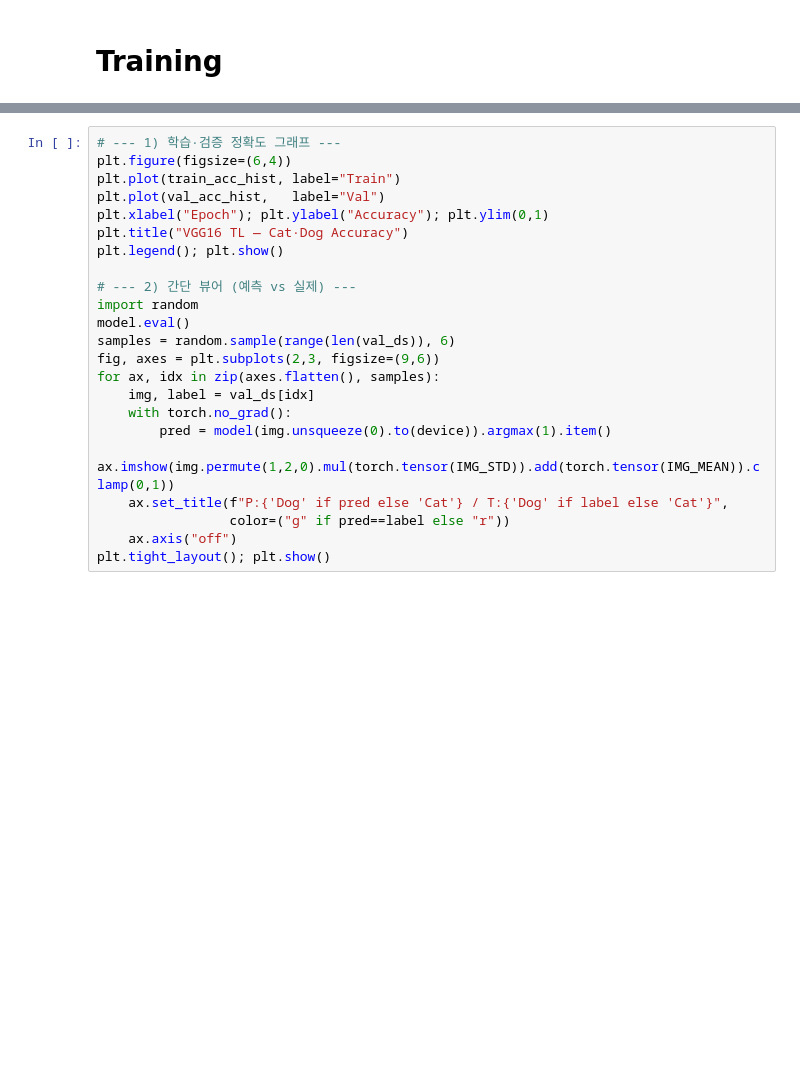
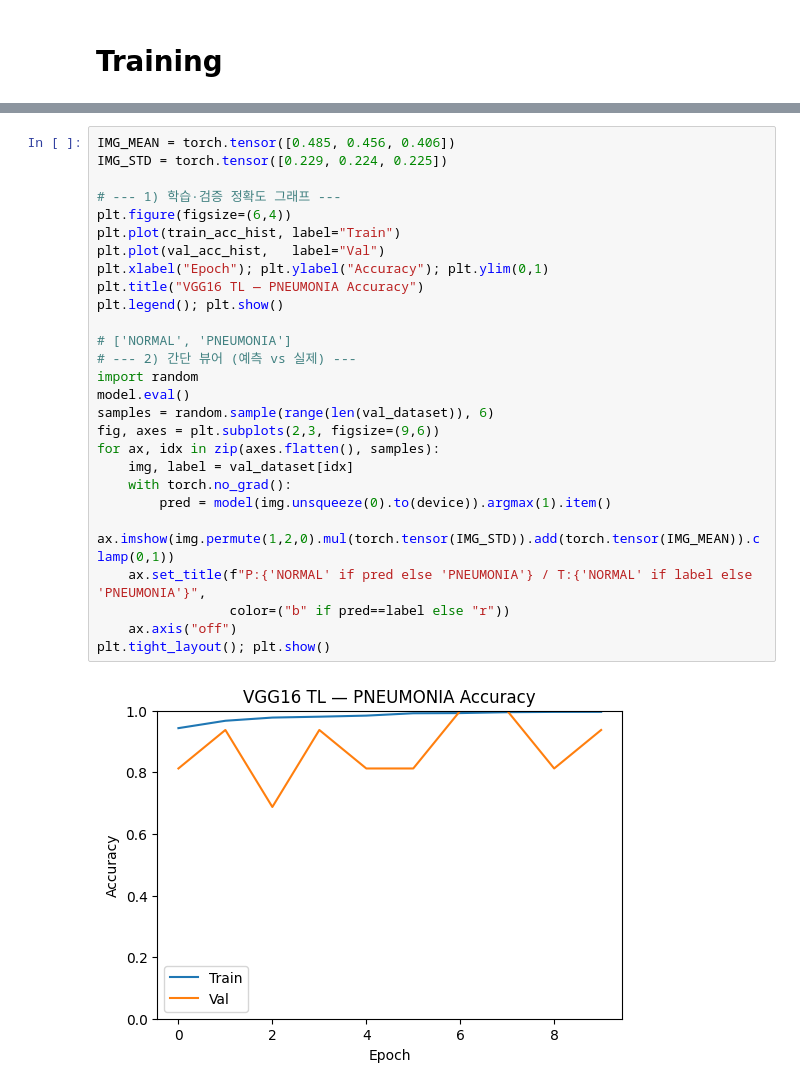
Before and after one commit to dev-carki/codeit_sprint, a Jupyter notebook: Mission/M_06/미션6_5팀_노준혁.ipynb, the cells around one changed output, grey strips where cells are left out. Drawn from its saved outputs; the diff is of its cells as text; blank space fills up the shorter version.

```diff
--- a/Mission/M_06/미션6_5팀_노준혁.ipynb
+++ b/Mission/M_06/미션6_5팀_노준혁.ipynb
@@ -282,23 +303,29 @@ KeyboardInterrupt:
 # %%
+IMG_MEAN = torch.tensor([0.485, 0.456, 0.406])
+IMG_STD = torch.tensor([0.229, 0.224, 0.225])
+
 # --- 1) 학습·검증 정확도 그래프 ---
 plt.figure(figsize=(6,4))
 plt.plot(train_acc_hist, label="Train")
 plt.plot(val_acc_hist,   label="Val")
 plt.xlabel("Epoch"); plt.ylabel("Accuracy"); plt.ylim(0,1)
-plt.title("VGG16 TL — Cat·Dog Accuracy")
+plt.title("VGG16 TL — PNEUMONIA Accuracy")
 plt.legend(); plt.show()
 
+# ['NORMAL', 'PNEUMONIA']
 # --- 2) 간단 뷰어 (예측 vs 실제) ---
 import random
 model.eval()
-samples = random.sample(range(len(val_ds)), 6)
+samples = random.sample(range(len(val_dataset)), 6)
 fig, axes = plt.subplots(2,3, figsize=(9,6))
 for ax, idx in zip(axes.flatten(), samples):
-    img, label = val_ds[idx]
+    img, label = val_dataset[idx]
     with torch.no_grad():
         pred = model(img.unsqueeze(0).to(device)).argmax(1).item()
     ax.imshow(img.permute(1,2,0).mul(torch.tensor(IMG_STD)).add(torch.tensor(IMG_MEAN)).clamp(0,1))
-    ax.set_title(f"P:{'Dog' if pred else 'Cat'} / T:{'Dog' if label else 'Cat'}",
-                 color=("g" if pred==label else "r"))
+    ax.set_title(f"P:{'NORMAL' if pred else 'PNEUMONIA'} / T:{'NORMAL' if label else 'PNEUMONIA'}",
+                 color=("b" if pred==label else "r"))
     ax.axis("off")
 plt.tight_layout(); plt.show()
+# %% [output]
+[figure, added]
```
Also changed, not shown: parts of 20 cells of this notebook, 2 other files.
